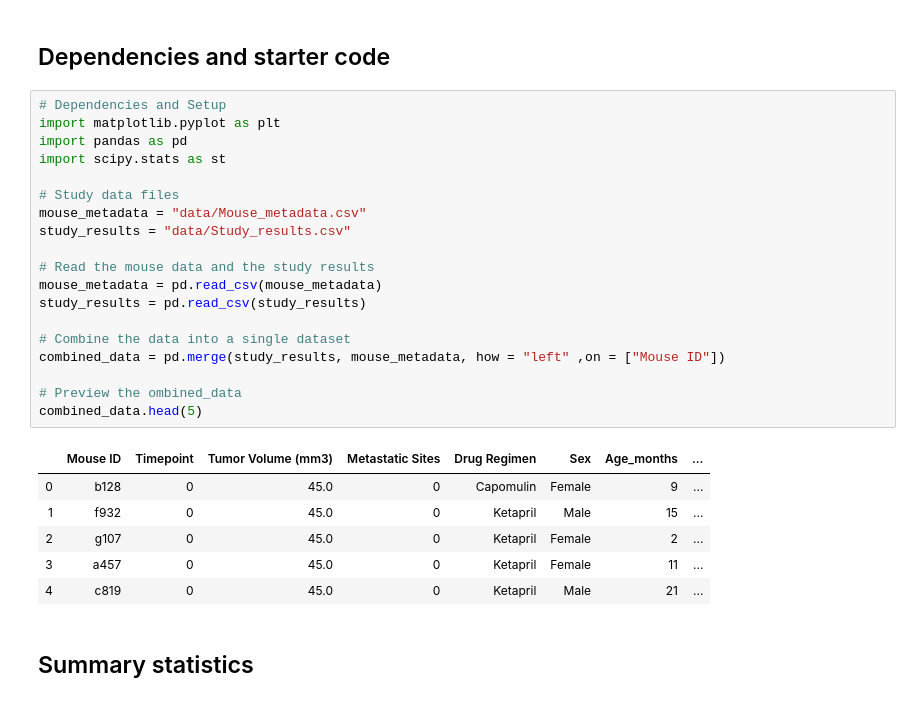
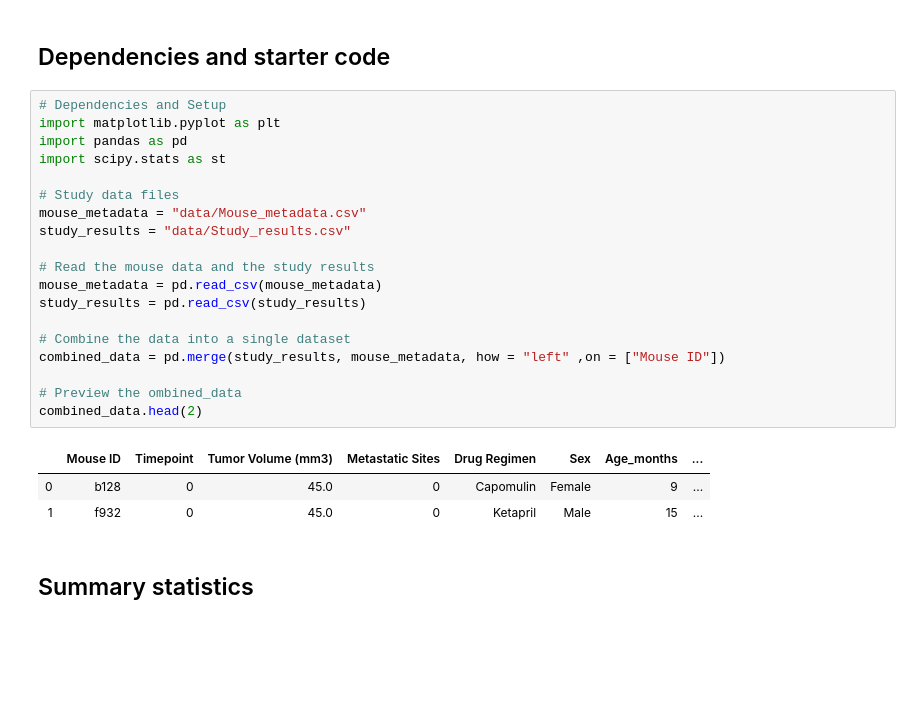
Before and after one commit to Soumya-Patil/MatPlotlib-Challenge, a Jupyter notebook: Pymaceuticals/pymaceuticals.ipynb, the cells around one changed output. Cells and saved outputs as stored; diff of their text form; blank space fills up the shorter version.

```diff
--- a/Pymaceuticals/pymaceuticals.ipynb
+++ b/Pymaceuticals/pymaceuticals.ipynb
@@ -5,28 +5,25 @@
 # %%
 # Dependencies and Setup
 import matplotlib.pyplot as plt
 import pandas as pd
 import scipy.stats as st
 
 # Study data files
 mouse_metadata = "data/Mouse_metadata.csv"
 study_results = "data/Study_results.csv"
 
 # Read the mouse data and the study results
 mouse_metadata = pd.read_csv(mouse_metadata)
 study_results = pd.read_csv(study_results)
 
 # Combine the data into a single dataset
 combined_data = pd.merge(study_results, mouse_metadata, how = "left" ,on = ["Mouse ID"])
 
 # Preview the ombined_data
-combined_data.head(5)
+combined_data.head(2)
 # %% [output]
 |  | Mouse ID | Timepoint | Tumor Volume (mm3) | Metastatic Sites | Drug Regimen | Sex | Age_months | ... |
 | 0 | b128 | 0 | 45.0 | 0 | Capomulin | Female | 9 | ... |
 | 1 | f932 | 0 | 45.0 | 0 | Ketapril | Male | 15 | ... |
-| 2 | g107 | 0 | 45.0 | 0 | Ketapril | Female | 2 | ... |
-| 3 | a457 | 0 | 45.0 | 0 | Ketapril | Female | 11 | ... |
-| 4 | c819 | 0 | 45.0 | 0 | Ketapril | Male | 21 | ... |
 # %% [markdown]
 ## Summary statistics
```
Also changed, not shown: parts of 14 cells of this notebook.
